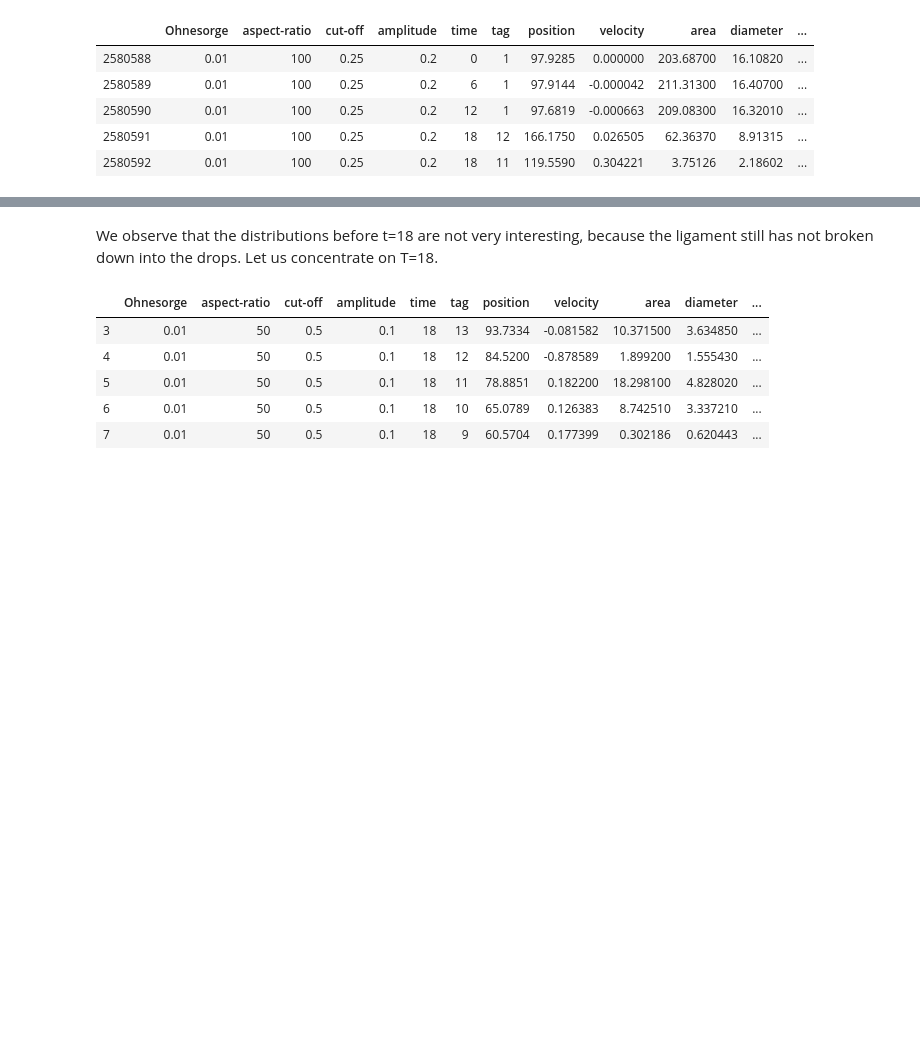
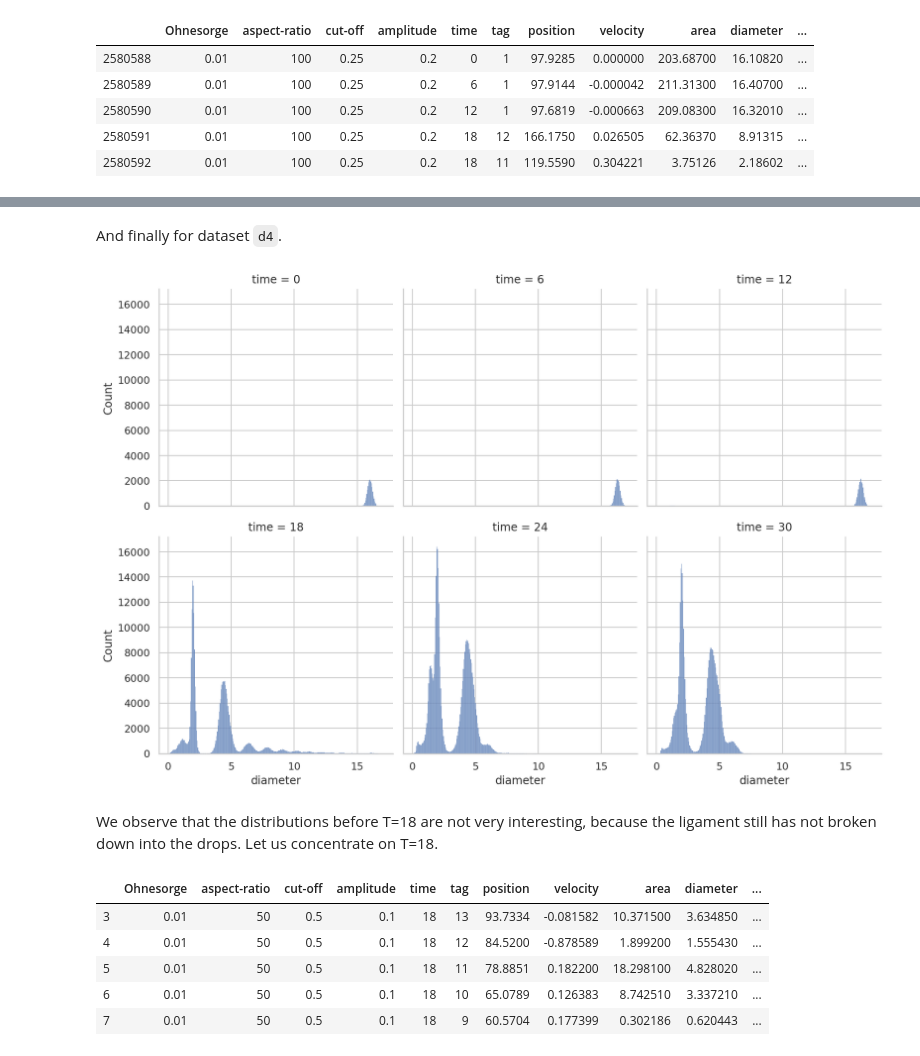
Before and after one commit to palsagar/ligaments_analysis, a Jupyter notebook: test.ipynb, the cells around one changed output, grey strips where cells are left out. Drawn from its saved outputs; the diff is of its cells as text; code cells hidden in the pictures; blank space fills up the shorter version.

```diff
--- a/test.ipynb
+++ b/test.ipynb
@@ -179,3 +197,10 @@ sns.displot(data=d1, kind="hist", kde=False, x="diameter", col="time",
+# %% [markdown]
+And finally for dataset `d4`.
+# %%
+sns.displot(data=d4, kind="hist", kde=False, x="diameter", col="time",
+            legend=True, palette="bright", height=4.0, aspect=1.0, col_wrap=3) ;
+# %% [output]
+[figure, added]
 # %% [markdown]
-We observe that the distributions before t=18 are not very interesting, because the ligament still has not broken down into the drops. Let us concentrate on T=18.
+We observe that the distributions before T=18 are not very interesting, because the ligament still has not broken down into the drops. Let us concentrate on T=18.
 # %%
```
Also changed, not shown: parts of 13 cells of this notebook.
